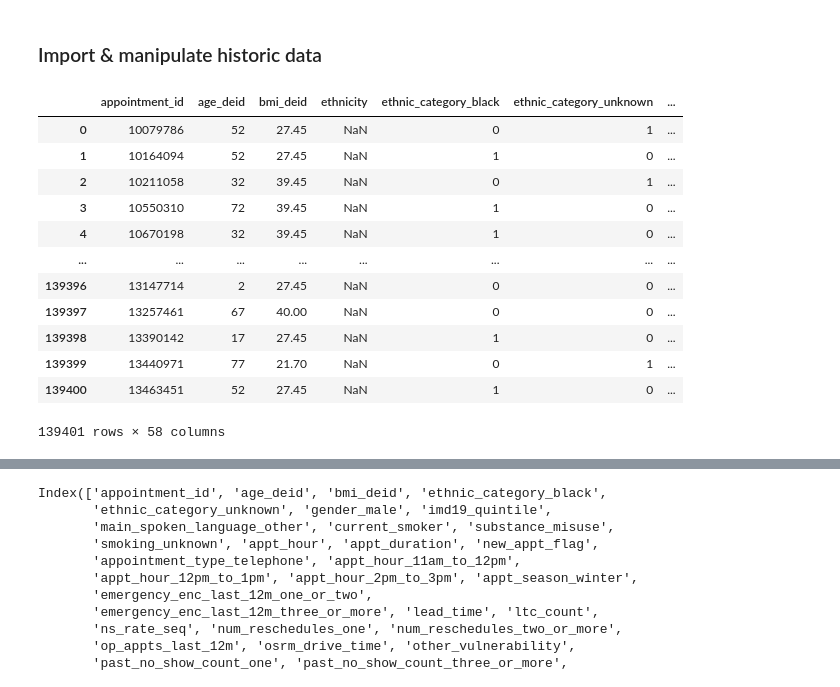
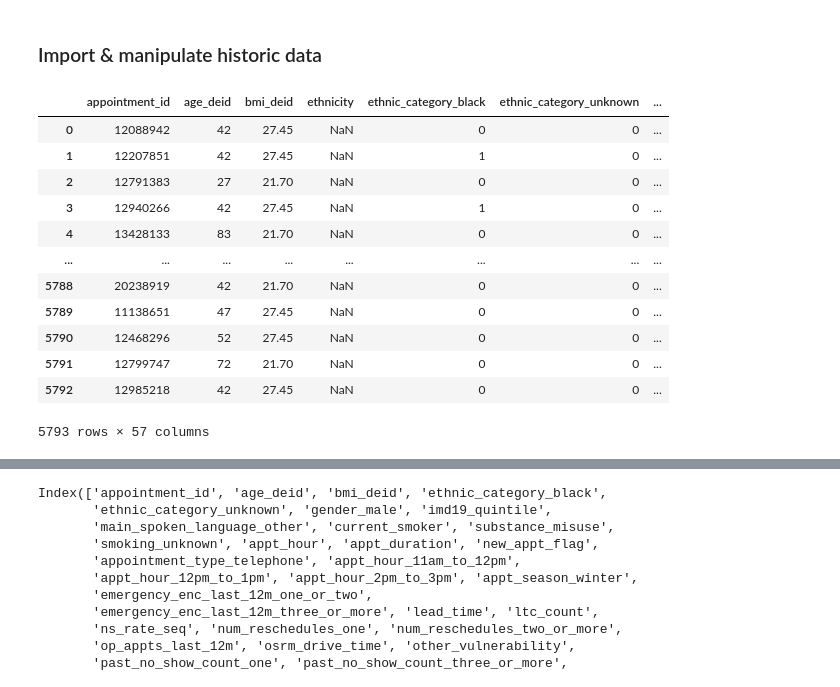
Before and after one commit to hallucinojenlee/hds_dna, a Jupyter notebook: scripts/risk_personas_ENT.ipynb, the cells around one changed output, grey strips where cells are left out. Cells and saved outputs as stored; diff of their text form; code cells hidden in the pictures.

```diff
--- a/scripts/risk_personas_ENT.ipynb
+++ b/scripts/risk_personas_ENT.ipynb
@@ -11,20 +11,20 @@ import matplotlib.pyplot as plt
 # %%
 # Use historic data as training set to select important features
 # Import the historic data
-historic_data = pd.read_csv("../historic_first_pred.csv")
+historic_data = pd.read_csv("../historic_appts_first_pred_trans_ENT.csv")
 historic_data
 # %% [output]
 |  | appointment_id | age_deid | bmi_deid | ethnicity | ethnic_category_black | ethnic_category_unknown | ... |
-| 0 | 10079786 | 52 | 27.45 | NaN | 0 | 1 | ... |
-| 1 | 10164094 | 52 | 27.45 | NaN | 1 | 0 | ... |
-| 2 | 10211058 | 32 | 39.45 | NaN | 0 | 1 | ... |
-| 3 | 10550310 | 72 | 39.45 | NaN | 1 | 0 | ... |
-| 4 | 10670198 | 32 | 39.45 | NaN | 1 | 0 | ... |
+| 0 | 12088942 | 42 | 27.45 | NaN | 0 | 0 | ... |
+| 1 | 12207851 | 42 | 27.45 | NaN | 1 | 0 | ... |
+| 2 | 12791383 | 27 | 21.70 | NaN | 0 | 0 | ... |
+| 3 | 12940266 | 42 | 27.45 | NaN | 1 | 0 | ... |
+| 4 | 13428133 | 83 | 21.70 | NaN | 0 | 0 | ... |
 | ... | ... | ... | ... | ... | ... | ... | ... |
-| 139396 | 13147714 | 2 | 27.45 | NaN | 0 | 0 | ... |
-| 139397 | 13257461 | 67 | 40.00 | NaN | 0 | 0 | ... |
-| 139398 | 13390142 | 17 | 27.45 | NaN | 1 | 0 | ... |
-| 139399 | 13440971 | 77 | 21.70 | NaN | 0 | 1 | ... |
-| 139400 | 13463451 | 52 | 27.45 | NaN | 1 | 0 | ... |
+| 5788 | 20238919 | 42 | 21.70 | NaN | 0 | 0 | ... |
+| 5789 | 11138651 | 47 | 27.45 | NaN | 0 | 0 | ... |
+| 5790 | 12468296 | 52 | 27.45 | NaN | 0 | 0 | ... |
+| 5791 | 12799747 | 72 | 21.70 | NaN | 0 | 0 | ... |
+| 5792 | 12985218 | 42 | 27.45 | NaN | 0 | 0 | ... |
-139401 rows × 58 columns
+5793 rows × 57 columns
 # %%
```
Also changed, not shown: parts of 9 cells of this notebook, 8 other files.
